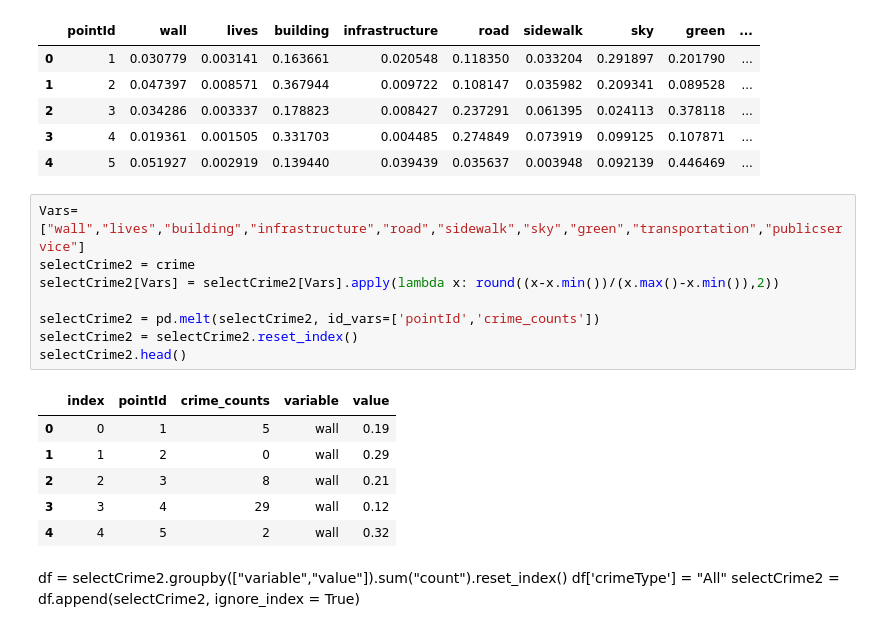
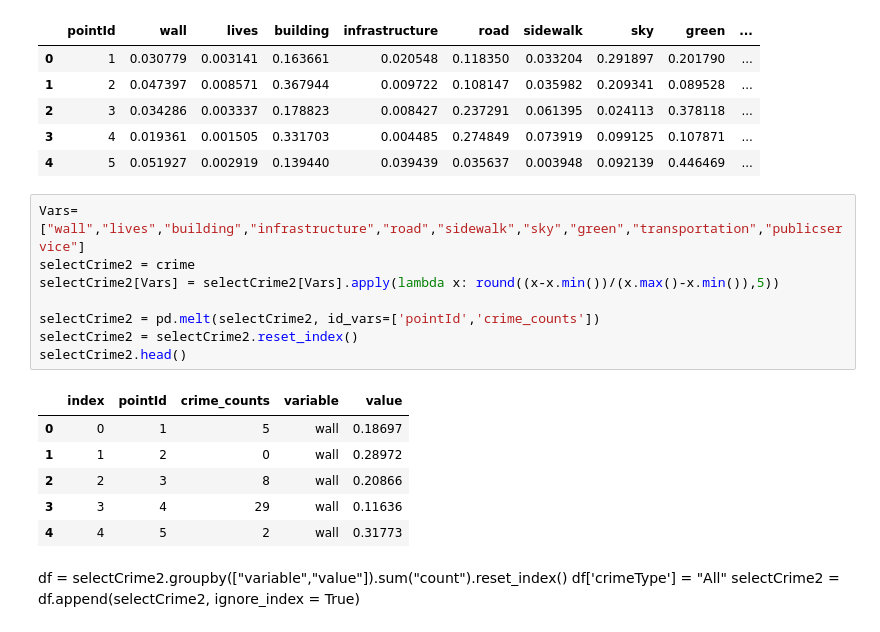
Before and after one commit to Zheng-Zhen/street-view-our-safety, a Jupyter notebook: data/correlation.ipynb, the cells around one changed output. Drawn from its saved outputs; the diff is of its cells as text.

```diff
--- a/data/correlation.ipynb
+++ b/data/correlation.ipynb
@@ -13,18 +14,18 @@ crime.head()
 # %%
 Vars=["wall","lives","building","infrastructure","road","sidewalk","sky","green","transportation","publicservice"]
 selectCrime2 = crime
-selectCrime2[Vars] = selectCrime2[Vars].apply(lambda x: round((x-x.min())/(x.max()-x.min()),2))
+selectCrime2[Vars] = selectCrime2[Vars].apply(lambda x: round((x-x.min())/(x.max()-x.min()),5))
 
 selectCrime2 = pd.melt(selectCrime2, id_vars=['pointId','crime_counts'])
 selectCrime2 = selectCrime2.reset_index()
 selectCrime2.head()
 # %% [output]
 |  | index | pointId | crime_counts | variable | value |
-| 0 | 0 | 1 | 5 | wall | 0.19 |
-| 1 | 1 | 2 | 0 | wall | 0.29 |
-| 2 | 2 | 3 | 8 | wall | 0.21 |
-| 3 | 3 | 4 | 29 | wall | 0.12 |
-| 4 | 4 | 5 | 2 | wall | 0.32 |
+| 0 | 0 | 1 | 5 | wall | 0.18697 |
+| 1 | 1 | 2 | 0 | wall | 0.28972 |
+| 2 | 2 | 3 | 8 | wall | 0.20866 |
+| 3 | 3 | 4 | 29 | wall | 0.11636 |
+| 4 | 4 | 5 | 2 | wall | 0.31773 |
 # %% [markdown]
 df = selectCrime2.groupby(["variable","value"]).sum("count").reset_index()
 df['crimeType'] = "All"
```
Also changed, not shown: parts of 19 cells of this notebook, 6 other files.
